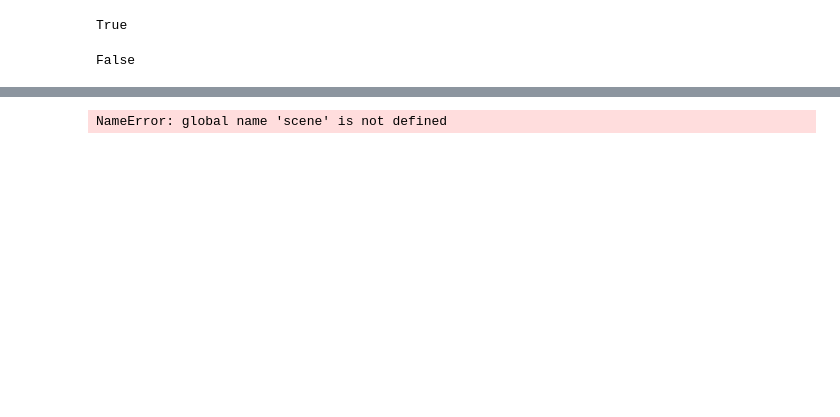
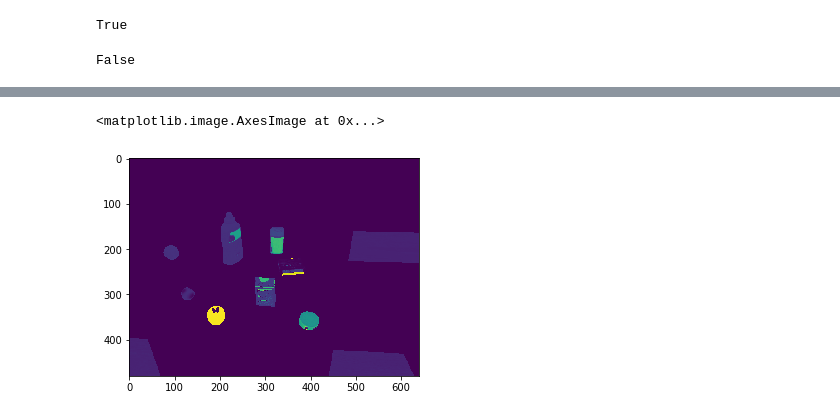
Before and after one commit to takeshi-pumas/robocup_docker, a Jupyter notebook: notebooks_ours/11_task_docker_Task1.ipynb, the cells around one changed output, grey strips where cells are left out. Drawn from its saved outputs; the diff is of its cells as text; code cells hidden in the pictures; blank space fills up the shorter version.

```diff
--- a/notebooks_ours/11_task_docker_Task1.ipynb
+++ b/notebooks_ours/11_task_docker_Task1.ipynb
@@ -1138,4 +1179,5 @@ from utils_takeshi  import *
-# %%
-publish_scene()
-# %% [output]
-NameError: global name 'scene' is not defined
+# %%
+plt.imshow(rgbd.get_h_image())
+# %% [output]
+<matplotlib.image.AxesImage at 0x...>
+[figure, added]
```
Also changed, not shown: parts of 43 cells of this notebook, 9 other files.
